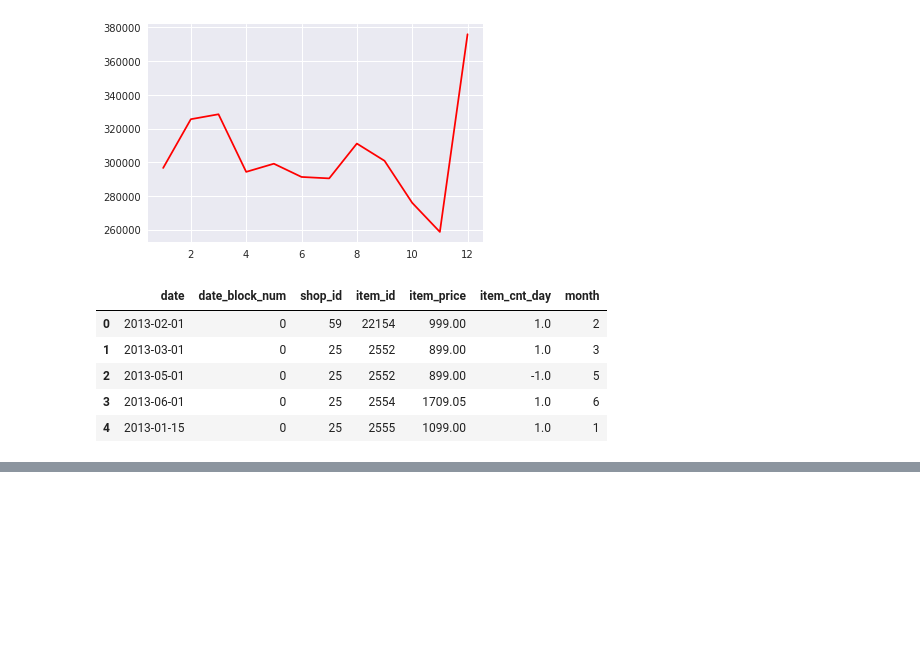
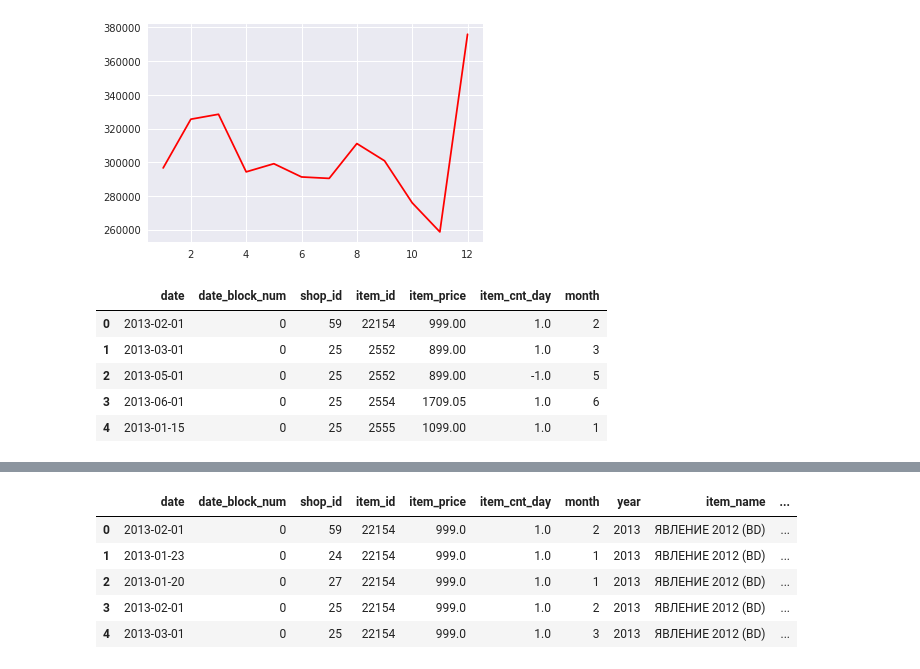
Before and after one commit to manmeet17/Advanced-ML, a Jupyter notebook: eda.ipynb, the cells around one changed output, grey strips where cells are left out. Cells and saved outputs as stored; diff of their text form; code cells hidden in the pictures; blank space fills up the shorter version.

```diff
--- a/eda.ipynb
+++ b/eda.ipynb
@@ -90,0 +102,9 @@ transactions.head()
+# %%
+transactions.head()
+# %% [output]
+|  | date | date_block_num | shop_id | item_id | item_price | item_cnt_day | month | year | item_name | ... |
+| 0 | 2013-02-01 | 0 | 59 | 22154 | 999.0 | 1.0 | 2 | 2013 | ЯВЛЕНИЕ 2012 (BD) | ... |
+| 1 | 2013-01-23 | 0 | 24 | 22154 | 999.0 | 1.0 | 1 | 2013 | ЯВЛЕНИЕ 2012 (BD) | ... |
+| 2 | 2013-01-20 | 0 | 27 | 22154 | 999.0 | 1.0 | 1 | 2013 | ЯВЛЕНИЕ 2012 (BD) | ... |
+| 3 | 2013-02-01 | 0 | 25 | 22154 | 999.0 | 1.0 | 2 | 2013 | ЯВЛЕНИЕ 2012 (BD) | ... |
+| 4 | 2013-03-01 | 0 | 25 | 22154 | 999.0 | 1.0 | 3 | 2013 | ЯВЛЕНИЕ 2012 (BD) | ... |
```
Also changed, not shown: parts of 8 cells of this notebook.
